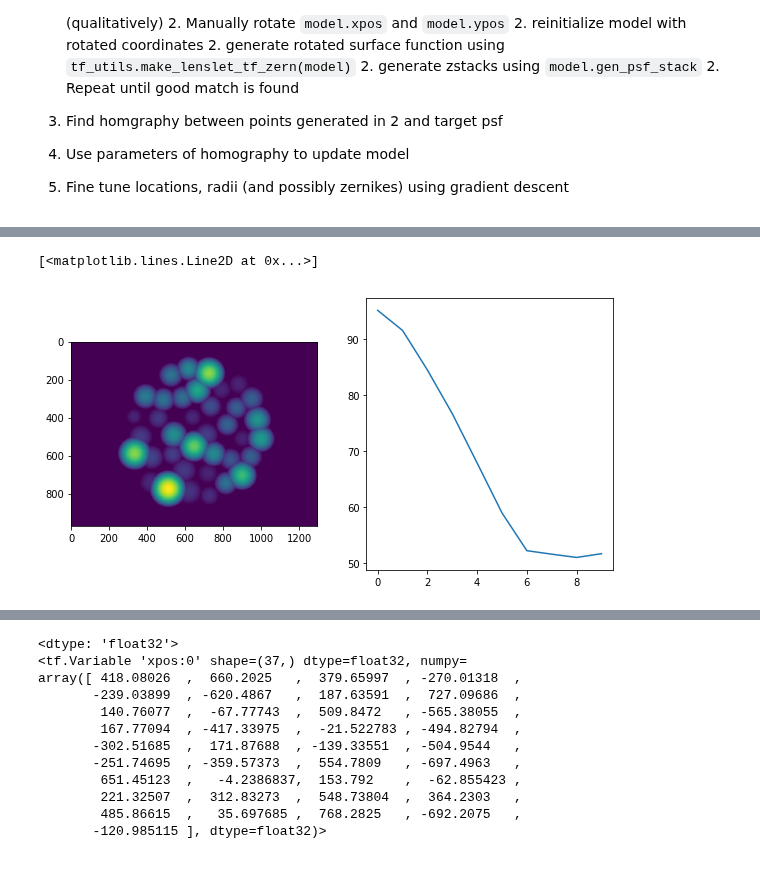
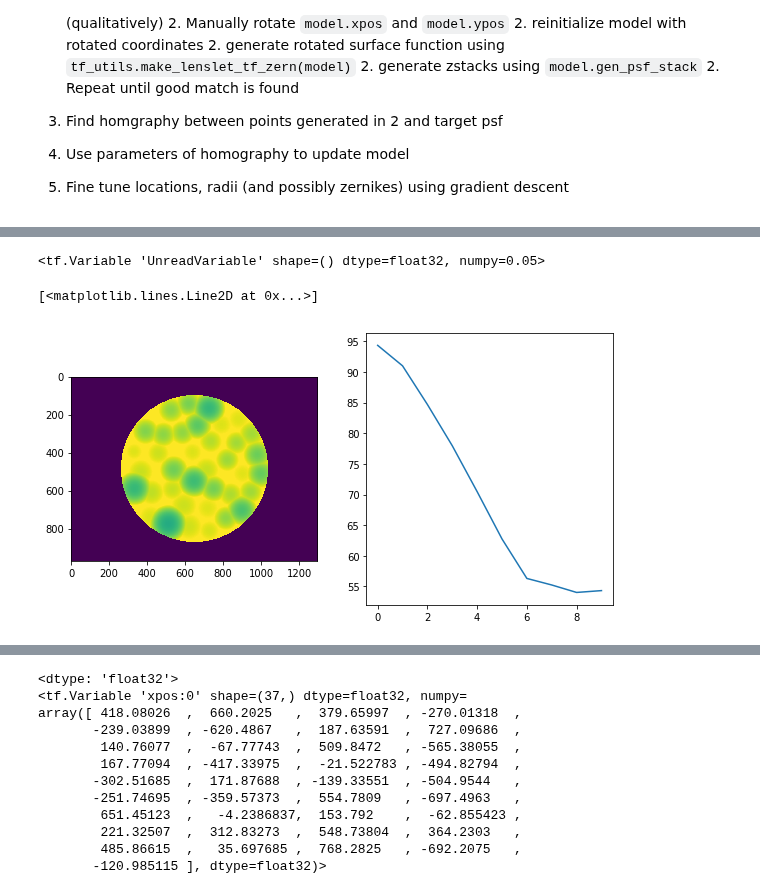
Before and after one commit to antipa/Randoscope_dev, a Jupyter notebook: miniscope_fit_3d_PSF.ipynb, the cells around one changed output, grey strips where cells are left out. Drawn from its saved outputs; the diff is of its cells as text; code cells hidden in the pictures.

```diff
--- a/miniscope_fit_3d_PSF.ipynb
+++ b/miniscope_fit_3d_PSF.ipynb
@@ -76,7 +76,7 @@ def re_init_model(model_in, xi, yi, ri, zi,di=-1,offset=-1):
         model_in.zern_coefficients.assign(zi)
 # %%
 zernikes_index = [3,5,7,8,12]
-zernikes_index = [3,5,7,8,12]
+zernikes_index = [3,5,7,8]
 #model = msu_model(Nlenslets = 29, aberrations = False, zernikes = zernikes_index,loss_type='psf_error',psf_scale=1e2,
 #                  lenslet_CA=0.2,lenslet_spacing = 'uniform')  # zsampling options: 'fixed' or 'uniform_random'
 
@@ -199,35 +203,39 @@ offset_init = model_orig['offset_list'][0]
 # %%
 re_init_model(model,xinit, yinit, rinit, zerninit,di = defocus_corr_init,offset = offset_init)
 #re_init_model(model, xpos,ypos,rlist,zerninit)   # Initialize model with manually entered values
+# %%
+model.atten.assign(.05)
+# %% [output]
+<tf.Variable 'UnreadVariable' shape=() dtype=float32, numpy=0.05>
 # %%
 #model = msu_model(target_res=0.004,aberrations = True)  # zsampling options: 'fixed' or 'uniform_random'
 load_init_from_file = False
 # Load initialization from file
 if load_init_from_file == True:
     print('loading initilization from file')
     file_best = '/media/hongdata/Kristina/MiniscopeData/best_init.mat'
     file_worst = '/media/hongdata/Kristina/MiniscopeData/worst_init.mat'
     model = load_model_from_file(model, file_best)
 
 # Save initial values for later comparison
 re_init_model(model,xinit, yinit, rinit, zerninit,di = defocus_corr_init,offset = offset_init)
 Rmat=model(0).numpy()
 
 R_init= Rmat
 Tinit,aper= tf_utils.make_lenslet_tf_zern(model)
 Tinit = Tinit.numpy()
 aper = aper.numpy()
 #model_init = msu_model(target_res=0.004, aberrations = True, zernikes = zernikes_index)
 # model_init = msu_model(Nlenslets = 37, aberrations = False, zernikes = zernikes_index,loss_type='psf_error',psf_scale=1e2,
 #                   lenslet_CA=0.2e3,lenslet_spacing = 'uniform',psf_file='../psf_meas/nanoscribev1_zstack_june262019_2x_dz40_shifted.mat')
 #re_init_model(model_init,xinit,yinit,rinit,zerninit)
 
 
 fig=plt.figure(figsize=(15,5))
 plt.subplot(1,3,1)
-plt.imshow(Tinit)
+plt.imshow(aper)
 plt.subplot(1,3,2)
 plt.plot(R_init)
 # %% [output]
 [<matplotlib.lines.Line2D at 0x...>]
-[figure, old version]
+[figure, new version]
```
Also changed, not shown: parts of 13 cells of this notebook, 2 other files.
